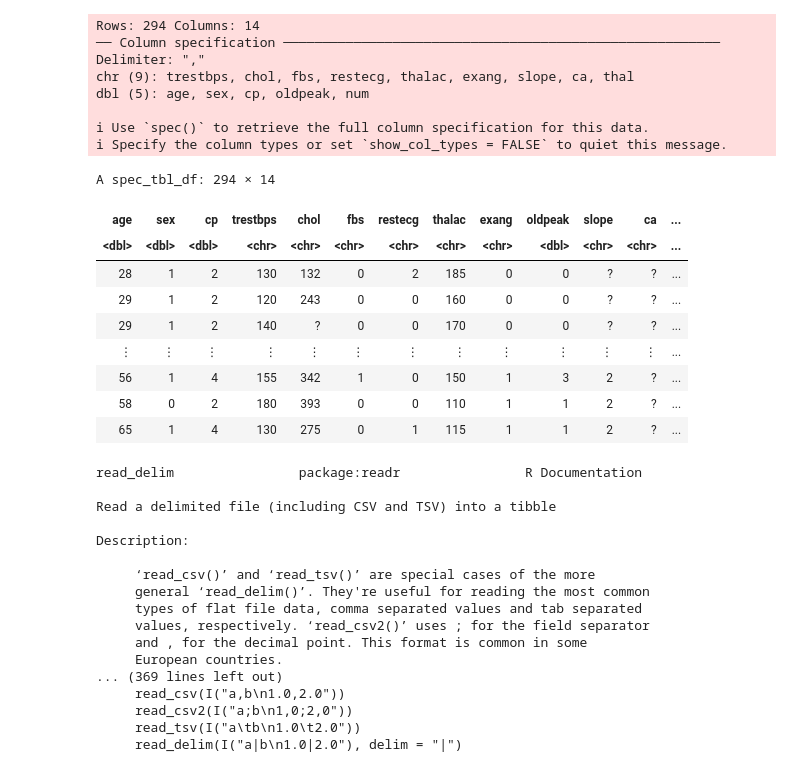
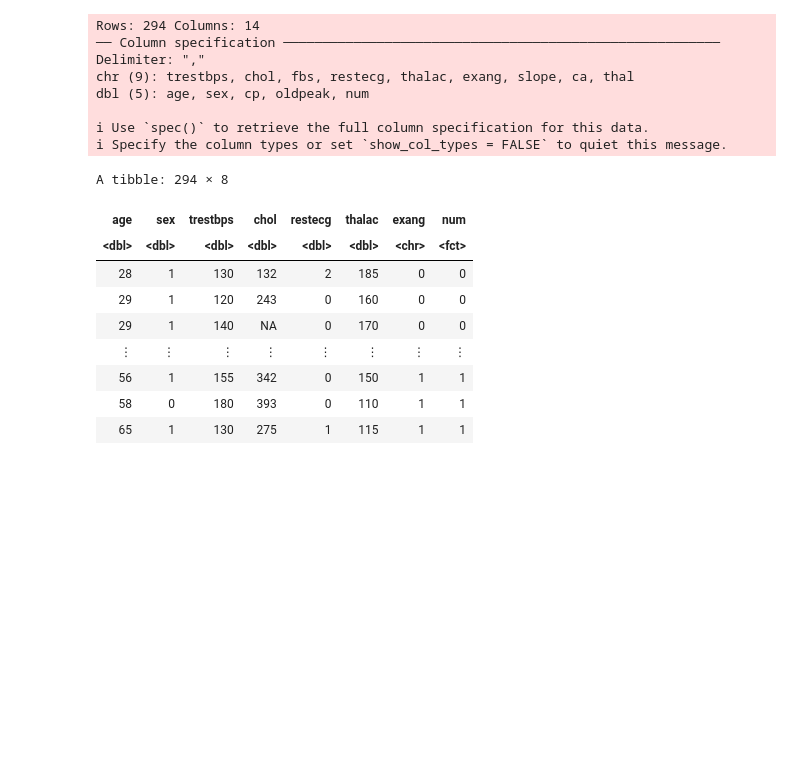
Before and after one commit to szulkifl/dsci-data-analysis-project-44, a Jupyter notebook: project_proposal.ipynb, the cells around one changed output. Saved outputs shown, nothing was run; the diff lists cells and outputs as text; code cells hidden in the pictures; blank space fills up the shorter version.

Commit message:
Preliminary Data Wrangling
A preliminary level cleaning conducted on Hungary Data.
Character Variables turned to Integers
Possible Appropriate Variables selected (further consideration required)

```diff
--- a/project_proposal.ipynb
+++ b/project_proposal.ipynb
@@ -24,41 +26,32 @@ options(repr.matrix.max.rows = 6)
 # %%
 url <- "https://raw.githubusercontent.com/szulkifl/dsci-data-analysis-project-44/main/processed.hungarian.data.txt"
-hungarian_data <- read_csv(url, col_names= c("age", "sex", "cp", "trestbps", "chol", "fbs", "restecg", "thalac", "exang", "oldpeak", "slope", "ca", "thal", "num" ))
+hungarian_data <- read_csv(url, col_names= c("age", "sex", "cp", "trestbps",
+                                             "chol", "fbs", "restecg", "thalac", "exang", "oldpeak",
+                                             "slope", "ca", "thal", "num" )) |>
+                                             mutate(across(where(is.character), ~na_if(.x, "?"))) |>
+                                             select(age,sex,trestbps,chol,restecg,thalac,exang,num) |>
+                                             mutate(trestbps = as.numeric(trestbps),
+                                                    chol = as.numeric(chol),
+                                                    restecg = as.numeric(restecg),
+                                                    thalac = as.numeric(thalac),
+                                                    num = as.factor(num))
 hungarian_data
-?read_csv
 # %% [output]
 Rows: 294 Columns: 14
 ── Column specification ────────────────────────────────────────────────────────
 Delimiter: ","
 chr (9): trestbps, chol, fbs, restecg, thalac, exang, slope, ca, thal
 dbl (5): age, sex, cp, oldpeak, num
 
 ℹ Use `spec()` to retrieve the full column specification for this data.
 ℹ Specify the column types or set `show_col_types = FALSE` to quiet this message.
-A spec_tbl_df: 294 × 14
+A tibble: 294 × 8
-| age | sex | cp | trestbps | chol | fbs | restecg | thalac | exang | oldpeak | slope | ca | ... |
-| <dbl> | <dbl> | <dbl> | <chr> | <chr> | <chr> | <chr> | <chr> | <chr> | <dbl> | <chr> | <chr> | ... |
-| 28 | 1 | 2 | 130 | 132 | 0 | 2 | 185 | 0 | 0 | ? | ? | ... |
-| 29 | 1 | 2 | 120 | 243 | 0 | 0 | 160 | 0 | 0 | ? | ? | ... |
-| 29 | 1 | 2 | 140 | ? | 0 | 0 | 170 | 0 | 0 | ? | ? | ... |
-| ⋮ | ⋮ | ⋮ | ⋮ | ⋮ | ⋮ | ⋮ | ⋮ | ⋮ | ⋮ | ⋮ | ⋮ | ... |
-| 56 | 1 | 4 | 155 | 342 | 1 | 0 | 150 | 1 | 3 | 2 | ? | ... |
-| 58 | 0 | 2 | 180 | 393 | 0 | 0 | 110 | 1 | 1 | 2 | ? | ... |
-| 65 | 1 | 4 | 130 | 275 | 0 | 1 | 115 | 1 | 1 | 2 | ? | ... |
+| age | sex | trestbps | chol | restecg | thalac | exang | num |
+| <dbl> | <dbl> | <dbl> | <dbl> | <dbl> | <dbl> | <chr> | <fct> |
+| 28 | 1 | 130 | 132 | 2 | 185 | 0 | 0 |
+| 29 | 1 | 120 | 243 | 0 | 160 | 0 | 0 |
+| 29 | 1 | 140 | NA | 0 | 170 | 0 | 0 |
+| ⋮ | ⋮ | ⋮ | ⋮ | ⋮ | ⋮ | ⋮ | ⋮ |
+| 56 | 1 | 155 | 342 | 0 | 150 | 1 | 1 |
+| 58 | 0 | 180 | 393 | 0 | 110 | 1 | 1 |
+| 65 | 1 | 130 | 275 | 1 | 115 | 1 | 1 |
-read_delim                package:readr                R Documentation
-
-Read a delimited file (including CSV and TSV) into a tibble
-
-Description:
-
-     ‘read_csv()’ and ‘read_tsv()’ are special cases of the more
-     general ‘read_delim()’. They're useful for reading the most common
-     types of flat file data, comma separated values and tab separated
-     values, respectively. ‘read_csv2()’ uses ; for the field separator
-     and , for the decimal point. This format is common in some
-     European countries.
-... (369 lines left out)
-     read_csv(I("a,b\n1.0,2.0"))
-     read_csv2(I("a;b\n1,0;2,0"))
-     read_tsv(I("a\tb\n1.0\t2.0"))
-     read_delim(I("a|b\n1.0|2.0"), delim = "|")
```
Also changed, not shown: parts of 2 cells of this notebook.
